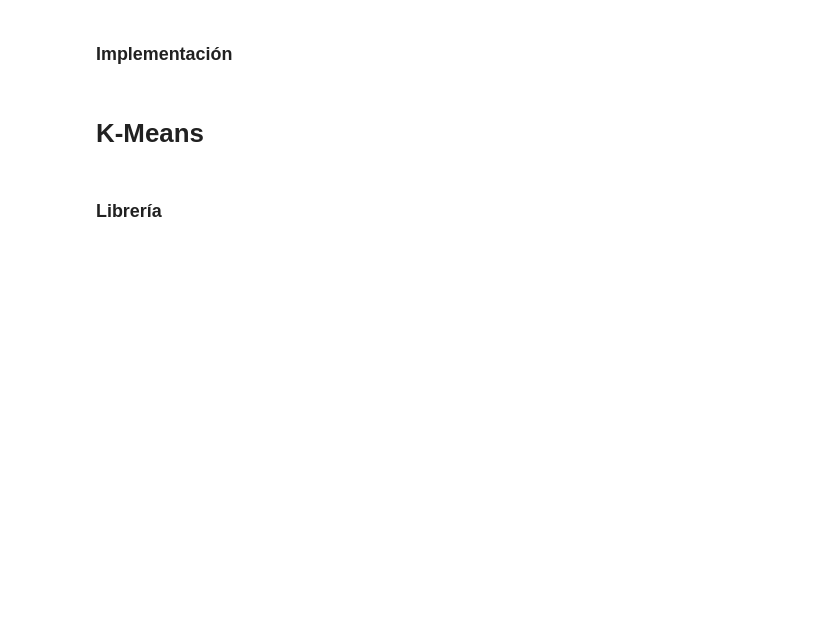
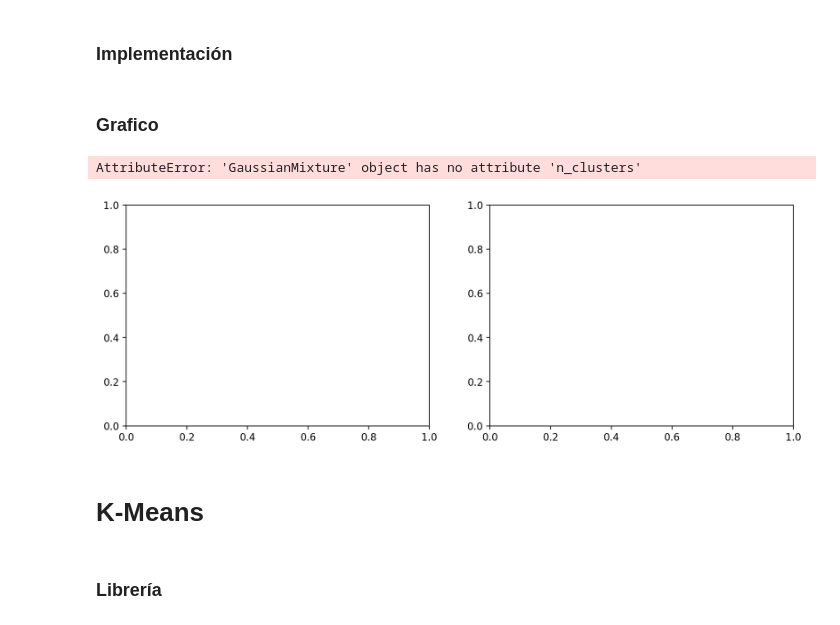
Before and after one commit to Andres20-Utec/Proyecto-3, a Jupyter notebook: proyecto3.ipynb, the cells around one changed output. Drawn from its saved outputs; the diff is of its cells as text; code cells hidden in the pictures; blank space fills up the shorter version.

```diff
--- a/proyecto3.ipynb
+++ b/proyecto3.ipynb
@@ -130,6 +131,33 @@ SVD
 from scipy.stats import multivariate_normal
 class GaussianMixtureModel:
     pass
+# %% [markdown]
+### Grafico
+# %%
+embedding = pacmap.PaCMAP(random_state=42)
+X_std_pacmap = embedding.fit_transform(X)
+fig, (ax1, ax2) = plt.subplots(1,2,figsize=(12,4), dpi=200)
+
+for l, c, m in zip(range(0, 7), cluster_colors[0:gm_pca.n_clusters], ('^', 's', 'o')):
+    ax2.scatter(X_std_pacmap[target == l, 0],
+                X_std_pacmap[target == l, 1],
+                color=c,
+                label='cluster %s' % l,
+                alpha=0.9,
+                marker=m
+                )
+
+ax1.set_title("PCA Visualization")
+ax2.set_title("PACMAP Visualization")
+
+labels = np.unique(km_fit.labels_)
+labels = ["cluster "+str(l) for l in labels]
+fig.legend(labels, loc='lower center',ncol=len(labels), bbox_transform=(1,0),borderaxespad=-0.5)
+plt.tight_layout()
+plt.show()
+# %% [output]
+AttributeError: 'GaussianMixture' object has no attribute 'n_clusters'
+[figure, added]
 # %% [markdown]
 # K-Means
 # %% [markdown]
```
Also changed, not shown: parts of 2 cells of this notebook.
